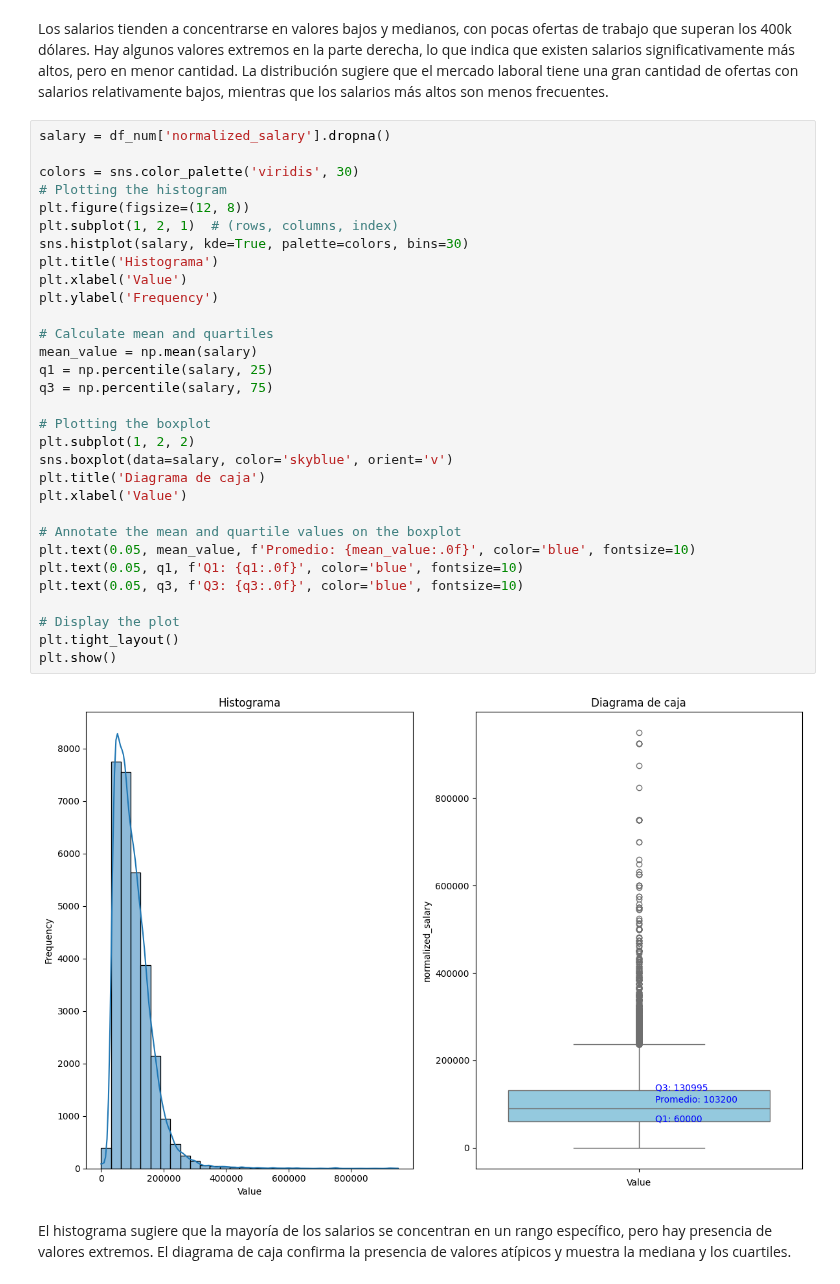
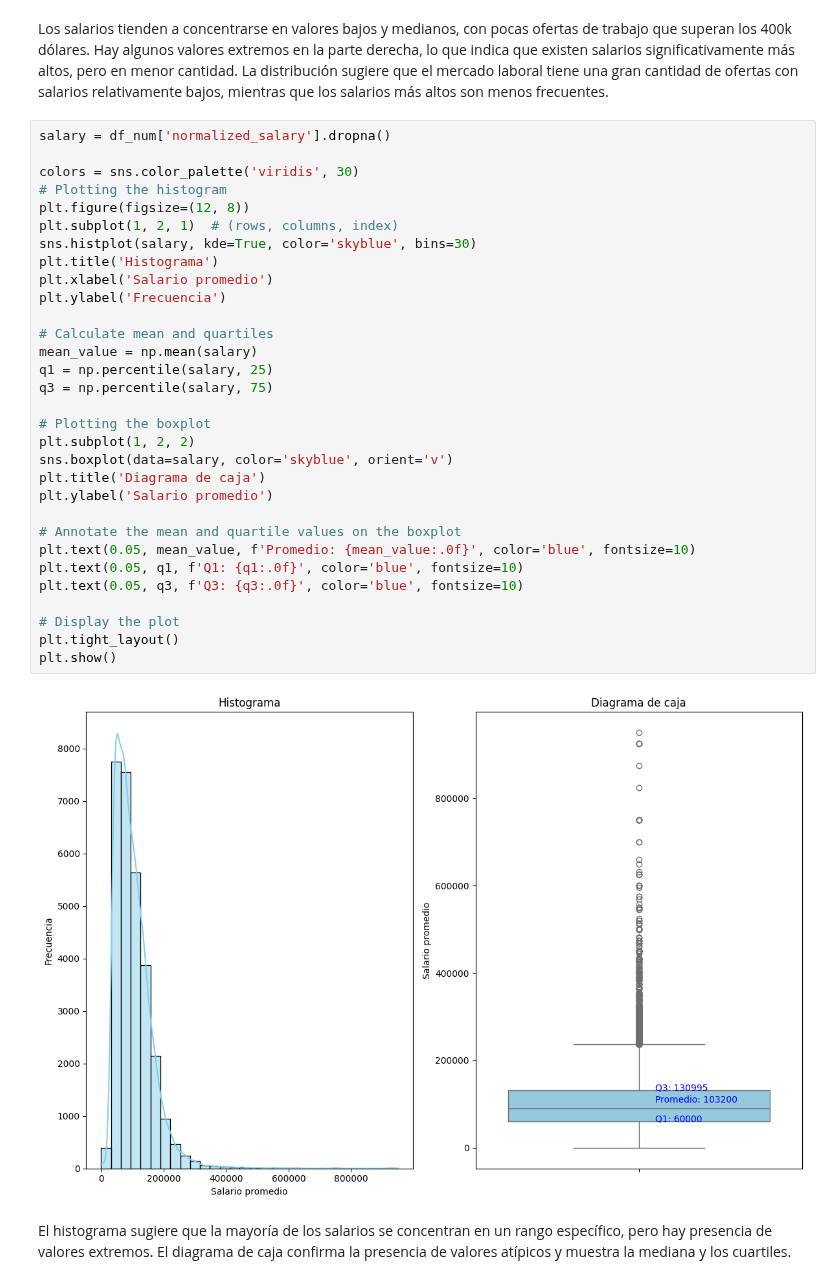
Before and after one commit to sarahcoral/ProyectoABD, a Jupyter notebook: visualization_notebooks/descriptive_analysis.ipynb, the cells around one changed output. Saved outputs shown, nothing was run; the diff lists cells and outputs as text.

```diff
--- a/visualization_notebooks/descriptive_analysis.ipynb
+++ b/visualization_notebooks/descriptive_analysis.ipynb
@@ -186,36 +186,36 @@ La distribución sugiere que el mercado laboral tiene una gran cantidad de ofert
 # %%
 salary = df_num['normalized_salary'].dropna()
 
 colors = sns.color_palette('viridis', 30)
 # Plotting the histogram
 plt.figure(figsize=(12, 8))
 plt.subplot(1, 2, 1)  # (rows, columns, index)
-sns.histplot(salary, kde=True, palette=colors, bins=30)
+sns.histplot(salary, kde=True, color='skyblue', bins=30)
 plt.title('Histograma')
-plt.xlabel('Value')
-plt.ylabel('Frequency')
+plt.xlabel('Salario promedio')
+plt.ylabel('Frecuencia')
 
 # Calculate mean and quartiles
 mean_value = np.mean(salary)
 q1 = np.percentile(salary, 25)
 q3 = np.percentile(salary, 75)
 
 # Plotting the boxplot
 plt.subplot(1, 2, 2)
 sns.boxplot(data=salary, color='skyblue', orient='v')
 plt.title('Diagrama de caja')
-plt.xlabel('Value')
+plt.ylabel('Salario promedio')
 
 # Annotate the mean and quartile values on the boxplot
 plt.text(0.05, mean_value, f'Promedio: {mean_value:.0f}', color='blue', fontsize=10)
 plt.text(0.05, q1, f'Q1: {q1:.0f}', color='blue', fontsize=10)
 plt.text(0.05, q3, f'Q3: {q3:.0f}', color='blue', fontsize=10)
 
 # Display the plot
 plt.tight_layout()
 plt.show()
 # %% [output]
-[figure, old version]
+[figure, new version]
 # %% [markdown]
 El histograma sugiere que la mayoría de los salarios se concentran en un rango específico, pero hay presencia de valores extremos.
 El diagrama de caja confirma la presencia de valores atípicos y muestra la mediana y los cuartiles.
```
Also changed, not shown: parts of 4 cells of this notebook, 3 other files.
